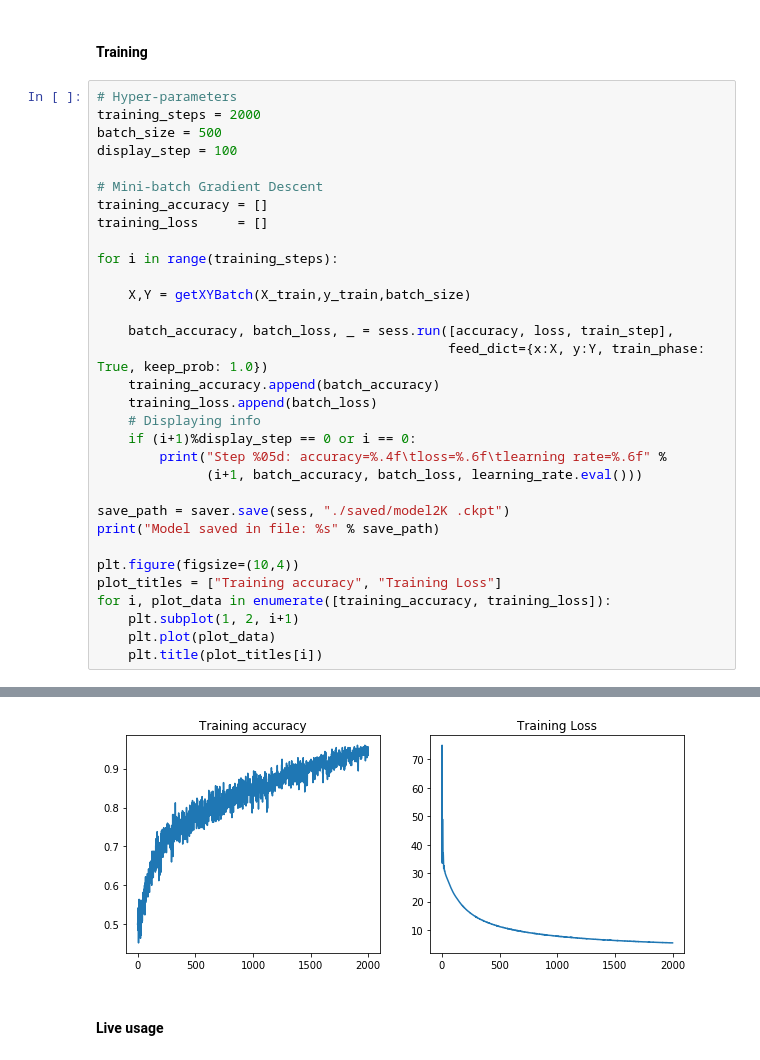
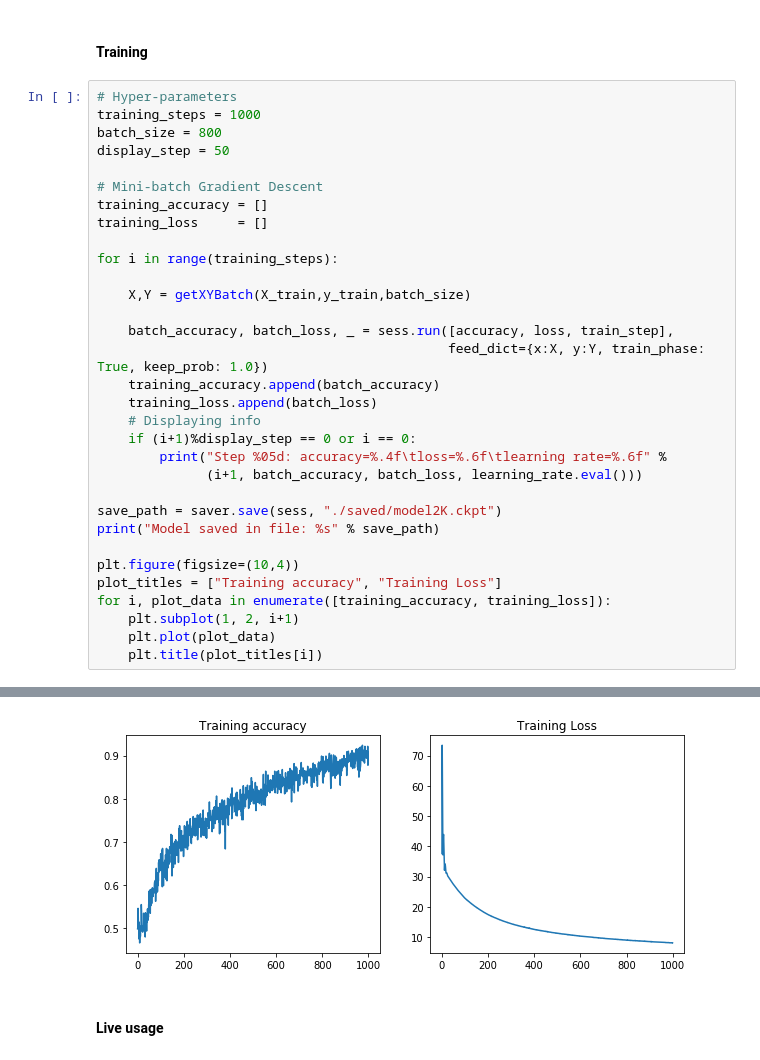
Before and after one commit to gariem/samples, a Jupyter notebook: meetup/santex-machinelearning/cats-dogs/cnn_train.ipynb, the cells around one changed output, grey strips where cells are left out. Saved outputs shown, nothing was run; the diff lists cells and outputs as text.

```diff
--- a/meetup/santex-machinelearning/cats-dogs/cnn_train.ipynb
+++ b/meetup/santex-machinelearning/cats-dogs/cnn_train.ipynb
@@ -226,9 +234,9 @@ Finished
 #### Training
 # %%
 # Hyper-parameters
-training_steps = 2000
-batch_size = 500
-display_step = 100
+training_steps = 1000
+batch_size = 800
+display_step = 50
 
 # Mini-batch Gradient Descent
 training_accuracy = []
@@ -247,7 +255,7 @@ for i in range(training_steps):
         print("Step %05d: accuracy=%.4f\tloss=%.6f\tlearning rate=%.6f" %
               (i+1, batch_accuracy, batch_loss, learning_rate.eval()))
 
-save_path = saver.save(sess, "./saved/model2K .ckpt")
+save_path = saver.save(sess, "./saved/model2K.ckpt")
 print("Model saved in file: %s" % save_path)
 
 plt.figure(figsize=(10,4))
@@ -277,4 +285,4 @@ Model saved in file: ./saved/model2.ckpt
-[figure, old version]
+[figure, new version]
 # %% [markdown]
 #### Live usage
 # %%
```
Also changed, not shown: parts of 5 cells of this notebook, 1 other file.
